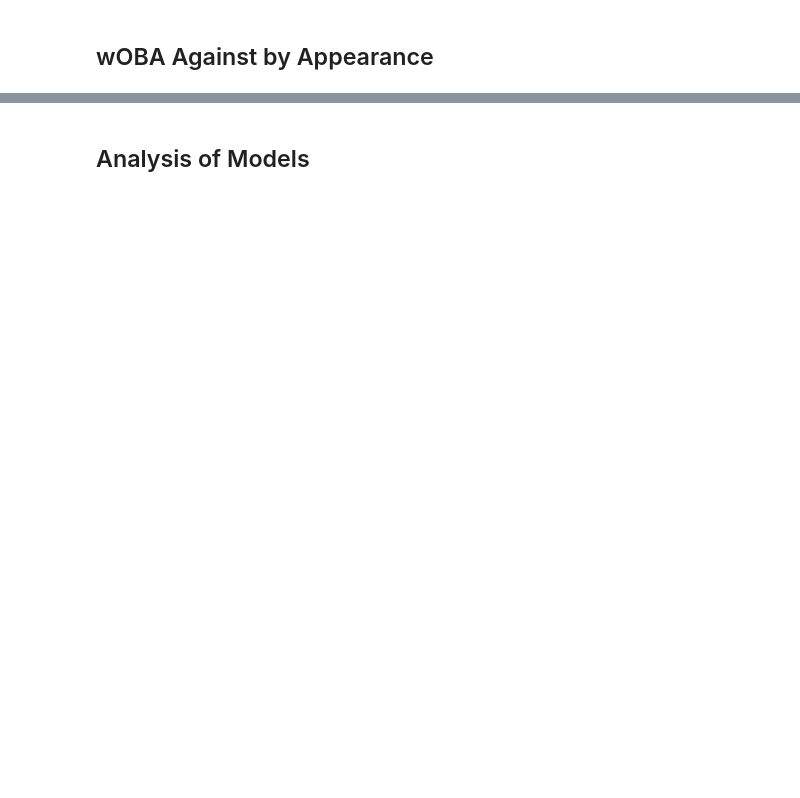
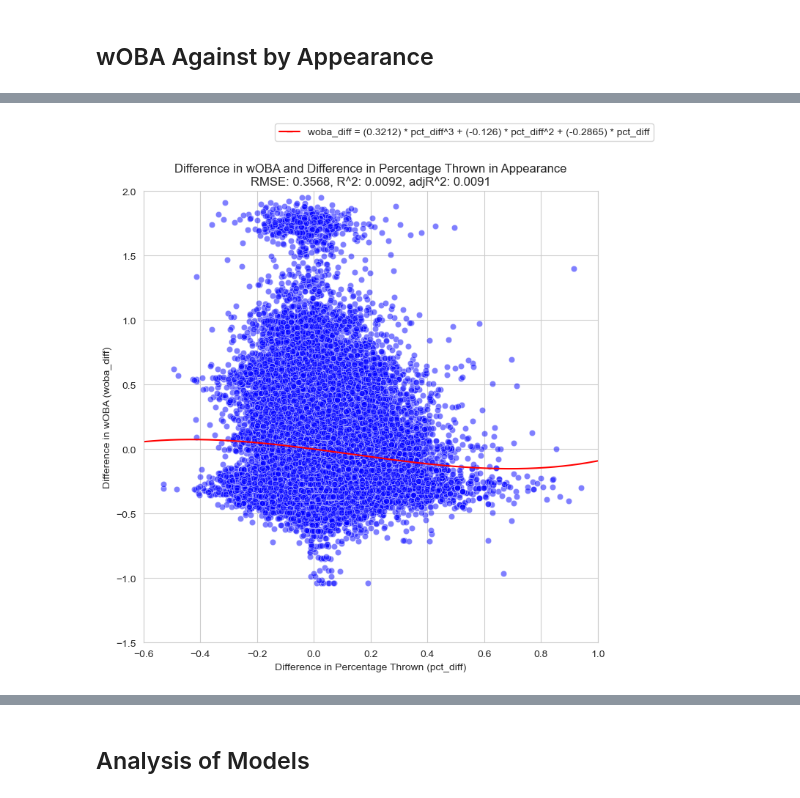
Before and after one commit to jackhinde/OptimizingPitchMix, a Jupyter notebook: PitchUseAndPerformance.ipynb, the cells around one changed output, grey strips where cells are left out. Saved outputs shown, nothing was run; the diff lists cells and outputs as text; code cells hidden in the pictures; blank space fills up the shorter version.

```diff
--- a/PitchUseAndPerformance.ipynb
+++ b/PitchUseAndPerformance.ipynb
@@ -816,0 +1437,25 @@ sns.lineplot(x=x_values, y=y_values, color='red');
+# %%
+sns.set_style("whitegrid");
+
+f, ax = plt.subplots(figsize=(8, 8))
+sns.scatterplot(x='pct_diff', y='woba_diff', color='blue', alpha=0.5, data=appearances, ax=ax);
+
+x_values = np.linspace(-1, 1, 1000)
+y_values = outputs_aps3[1] * np.power(x_values, 3) + outputs_aps3[2] * np.power(x_values, 2) + outputs_aps3[3] * x_values
+
+sns.lineplot(x=x_values, y=y_values, color='red', ax=ax);
+
+ax.set_xlim(left=-0.6, right=1);
+ax.set_ylim(bottom=-1.5, top=2);
+
+# set title
+plt.title(f"Difference in wOBA and Difference in Percentage Thrown in Appearance\nRMSE: {round(outputs_aps3[4], 4)}, R^2: {round(outputs_aps3[5], 4)}, adjR^2: {round(outputs_aps3[6], 4)}");
+# set x-axis label
+ax.set_xlabel("Difference in Percentage Thrown (pct_diff)");
+# set first (left) y-axis label
+ax.set_ylabel("Difference in wOBA (woba_diff)");
+
+legend_label = f"woba_diff = ({round(outputs_aps3[1], 4)}) * pct_diff^3 + ({round(outputs_aps3[2], 4)}) * pct_diff^2 + ({round(outputs_aps3[3], 4)}) * pct_diff"
+f.legend(handles=[Line2D([], [], marker='_', color='red', label=legend_label)], loc=1);
+# %% [output]
+[figure, added]
```
Also changed, not shown: parts of 393 cells of this notebook.
